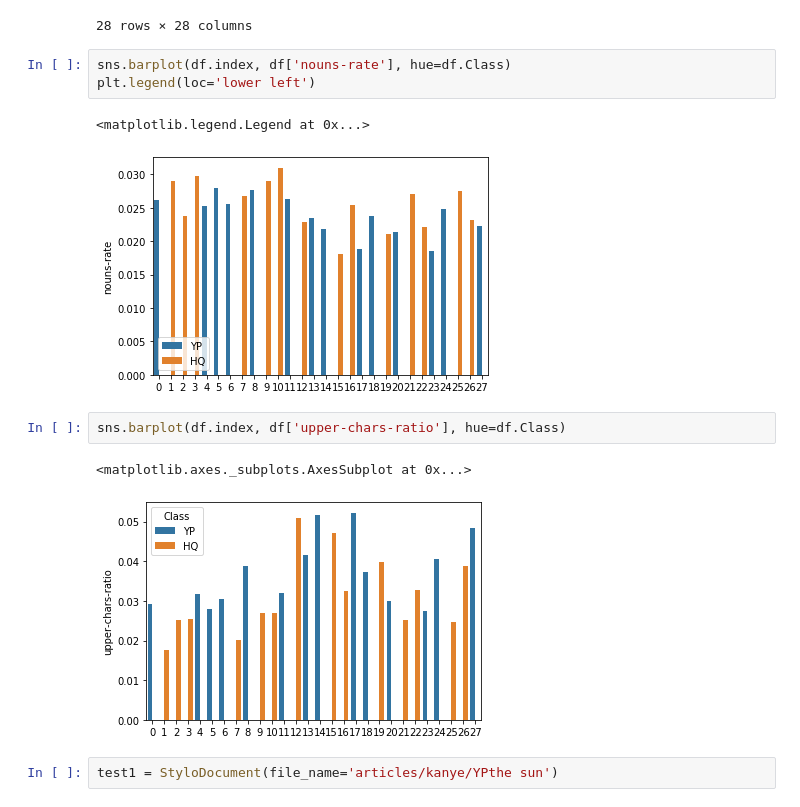
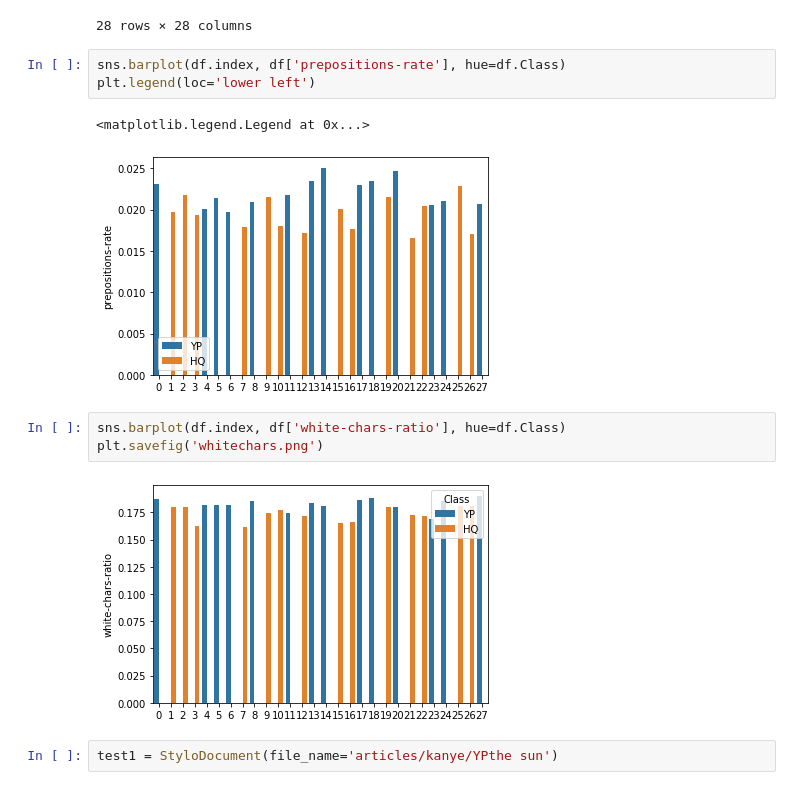
Before and after one commit to MauroJurada/NLP-Project, a Jupyter notebook: Article exploration .ipynb, the cells around one changed output. Cells and saved outputs as stored; diff of their text form.

```diff
--- a/Article exploration .ipynb
+++ b/Article exploration .ipynb
@@ -280,16 +281,16 @@ df
 | 27 | book/YPexpress | Meghan and Harry book quotes sour... | YP | Meghan and Harry book quotes sour... | 16 | 0.787428 | 0.004136 | ... |
 28 rows × 28 columns
 # %%
-sns.barplot(df.index, df['nouns-rate'], hue=df.Class)
+sns.barplot(df.index, df['prepositions-rate'], hue=df.Class)
 plt.legend(loc='lower left')
 # %% [output]
 <matplotlib.legend.Legend at 0x...>
-[figure, old version]
+[figure, new version]
 # %%
-sns.barplot(df.index, df['upper-chars-ratio'], hue=df.Class)
+sns.barplot(df.index, df['white-chars-ratio'], hue=df.Class)
+plt.savefig('whitechars.png')
 # %% [output]
-<matplotlib.axes._subplots.AxesSubplot at 0x...>
-[figure, old version]
+[figure, new version]
 # %%
 test1 = StyloDocument(file_name='articles/kanye/YPthe sun')
 # %%
```
Also changed, not shown: parts of 19 cells of this notebook, 4 other files.
